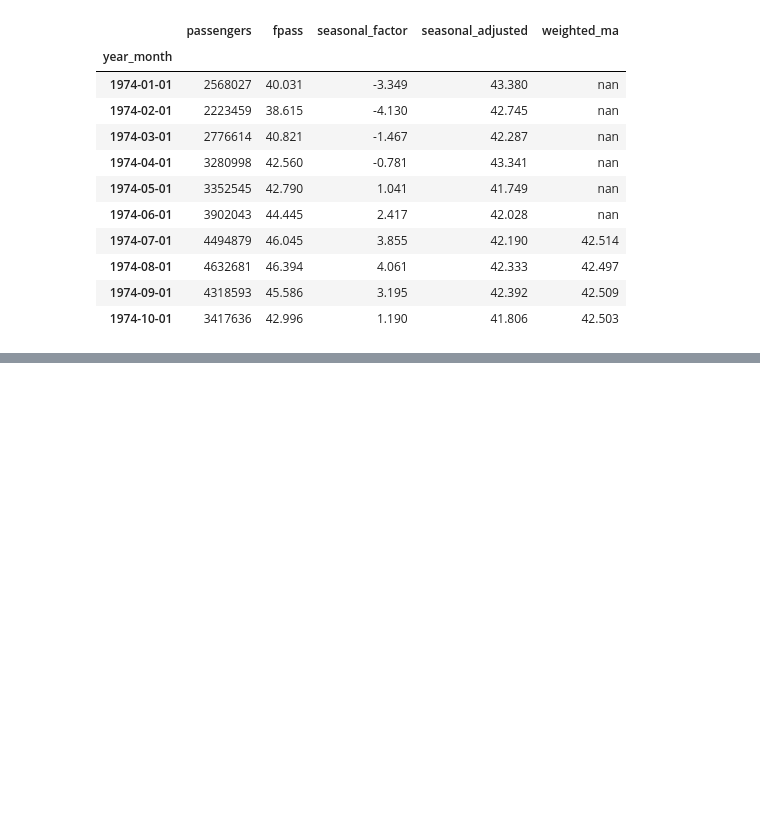
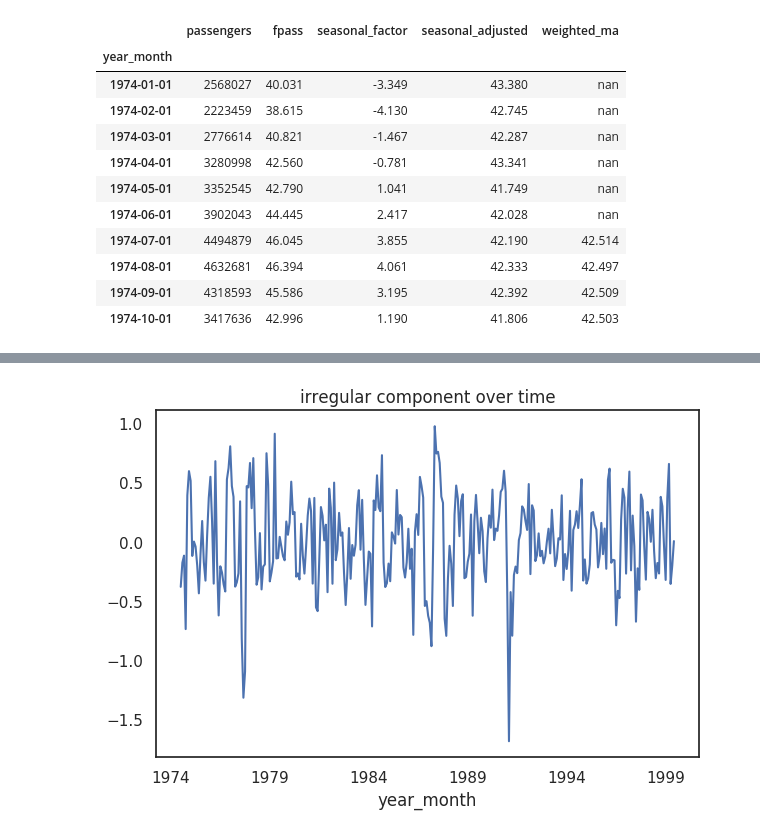
Before and after one commit to SandervandenOord/M249, a Jupyter notebook: notebooks/3_Seasonal_decomposition_and_Weighted_moving_averages.ipynb, the cells around one changed output, grey strips where cells are left out. Cells and saved outputs as stored; diff of their text form; code cells hidden in the pictures; blank space fills up the shorter version.

```diff
--- a/notebooks/3_Seasonal_decomposition_and_Weighted_moving_averages.ipynb
+++ b/notebooks/3_Seasonal_decomposition_and_Weighted_moving_averages.ipynb
@@ -130,0 +176,5 @@ df.head(10)
+# %%
+# visual inspection of irregular term over time. It looks like constant variance.
+df['irregular'].plot(title='irregular component over time');
+# %% [output]
+[figure, added]
```
Also changed, not shown: parts of 9 cells of this notebook.
